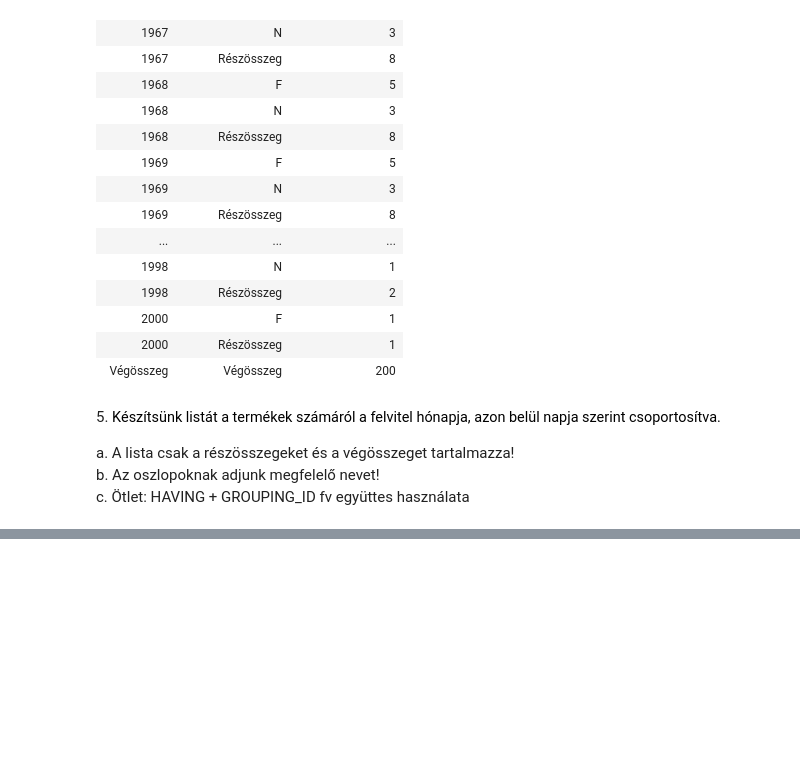
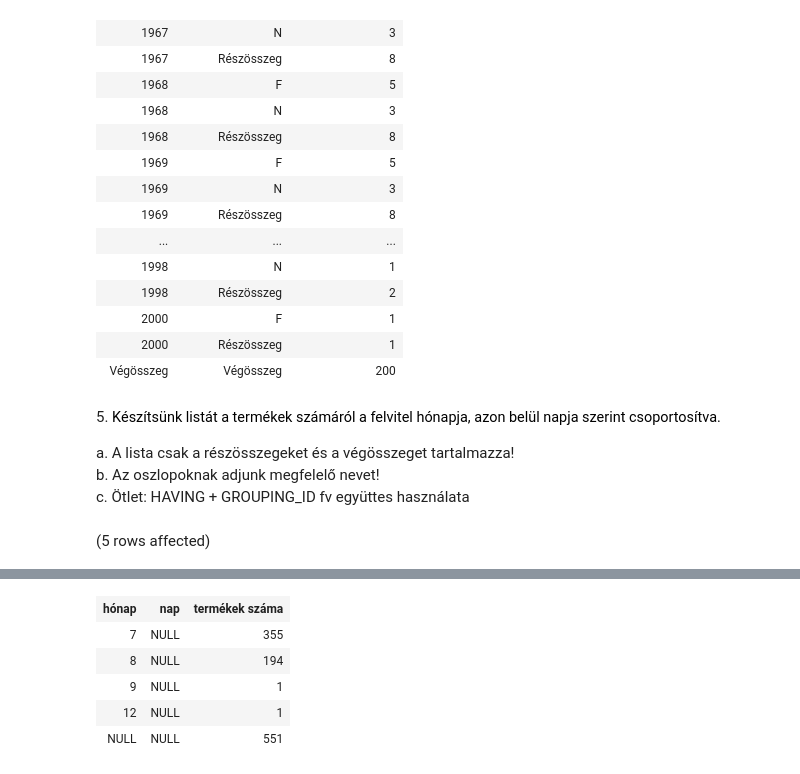
Before and after one commit to MedSzabolcs/SQL_G02, a Jupyter notebook: gyakorlat04_feladatok.ipynb, the cells around one changed output, grey strips where cells are left out. Cells and saved outputs as stored; diff of their text form; code cells hidden in the pictures; blank space fills up the shorter version.

```diff
--- a/gyakorlat04_feladatok.ipynb
+++ b/gyakorlat04_feladatok.ipynb
@@ -160,3 +160,12 @@ Total execution time: 00:00:00.113
 a. A lista csak a részösszegeket és a végösszeget tartalmazza!
 b. Az oszlopoknak adjunk megfelelő nevet!
 c. Ötlet: HAVING + GROUPING\_ID fv együttes használata
+# %%
+SELECT MONTH(felvitel) AS 'hónap',
+       DAY(felvitel) AS 'nap',
+       COUNT(*) AS 'termékek száma'
+FROM Termek
+GROUP BY ROLLUP(MONTH(felvitel), DAY(felvitel))
+HAVING GROUPING_ID(MONTH(felvitel), DAY(felvitel)) > 0
+# %% [output]
+(5 rows affected)
@@ -162,0 +173,6 @@ c. Ötlet: HAVING + GROUPING\_ID fv együttes használata
+| hónap | nap | termékek száma |
+| 7 | NULL | 355 |
+| 8 | NULL | 194 |
+| 9 | NULL | 1 |
+| 12 | NULL | 1 |
+| NULL | NULL | 551 |
```
Also changed, not shown: parts of 1 cell of this notebook.
